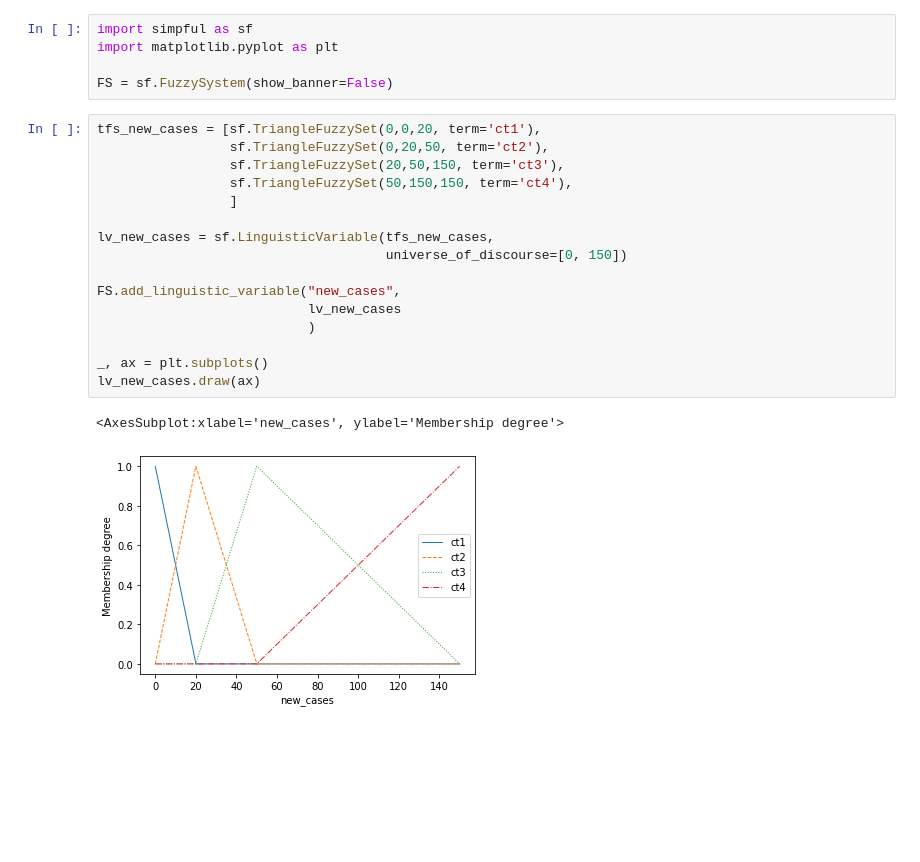
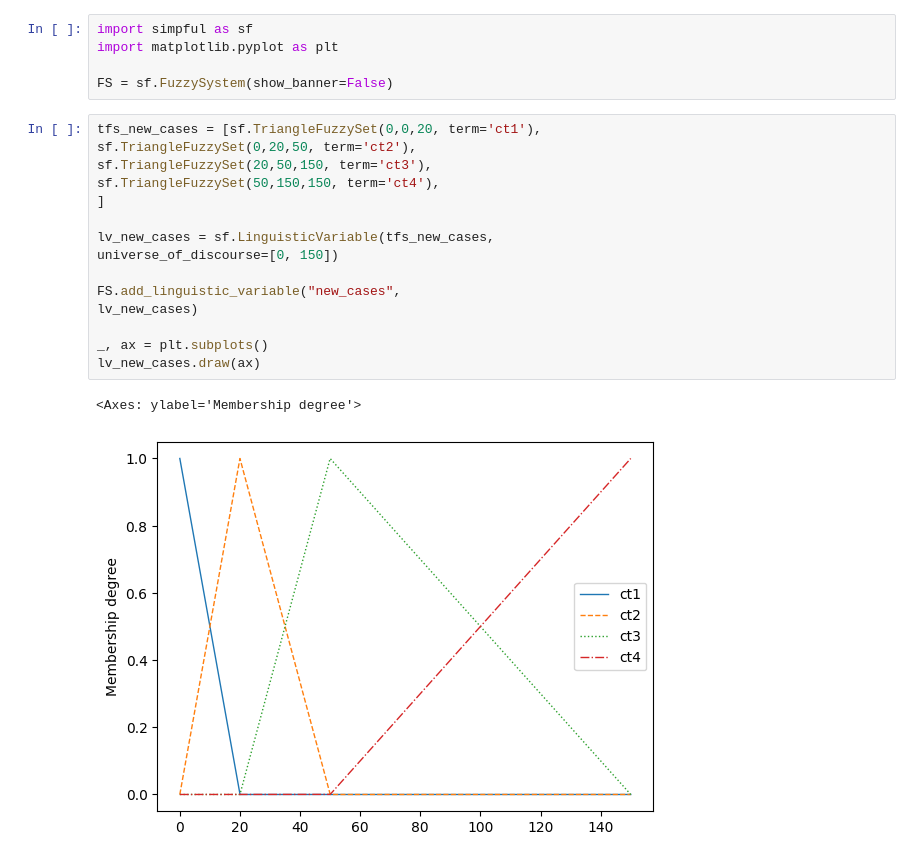
Before and after one commit to mrtalhim/ppkm_fuzzy, a Jupyter notebook: fuzzy_ppkm.ipynb, the cells around one changed output. Drawn from its saved outputs; the diff is of its cells as text; blank space fills up the shorter version.

```diff
--- a/fuzzy_ppkm.ipynb
+++ b/fuzzy_ppkm.ipynb
@@ -5,22 +5,21 @@ import matplotlib.pyplot as plt
 FS = sf.FuzzySystem(show_banner=False)
 # %%
 tfs_new_cases = [sf.TriangleFuzzySet(0,0,20, term='ct1'),
-                 sf.TriangleFuzzySet(0,20,50, term='ct2'),
-                 sf.TriangleFuzzySet(20,50,150, term='ct3'),
-                 sf.TriangleFuzzySet(50,150,150, term='ct4'),
-                 ]
+sf.TriangleFuzzySet(0,20,50, term='ct2'),
+sf.TriangleFuzzySet(20,50,150, term='ct3'),
+sf.TriangleFuzzySet(50,150,150, term='ct4'),
+]
 
 lv_new_cases = sf.LinguisticVariable(tfs_new_cases,
-                                     universe_of_discourse=[0, 150])
+universe_of_discourse=[0, 150])
 
 FS.add_linguistic_variable("new_cases",
-                           lv_new_cases
-                           )
+lv_new_cases)
 
 _, ax = plt.subplots()
 lv_new_cases.draw(ax)
 # %% [output]
-<AxesSubplot:xlabel='new_cases', ylabel='Membership degree'>
+<Axes: ylabel='Membership degree'>
-[figure, old version]
+[figure, new version]
 # %%
 tfs_hospitalization = [sf.TriangleFuzzySet(0,0,5, term='ct1'),
```
Also changed, not shown: parts of 11 cells of this notebook.
